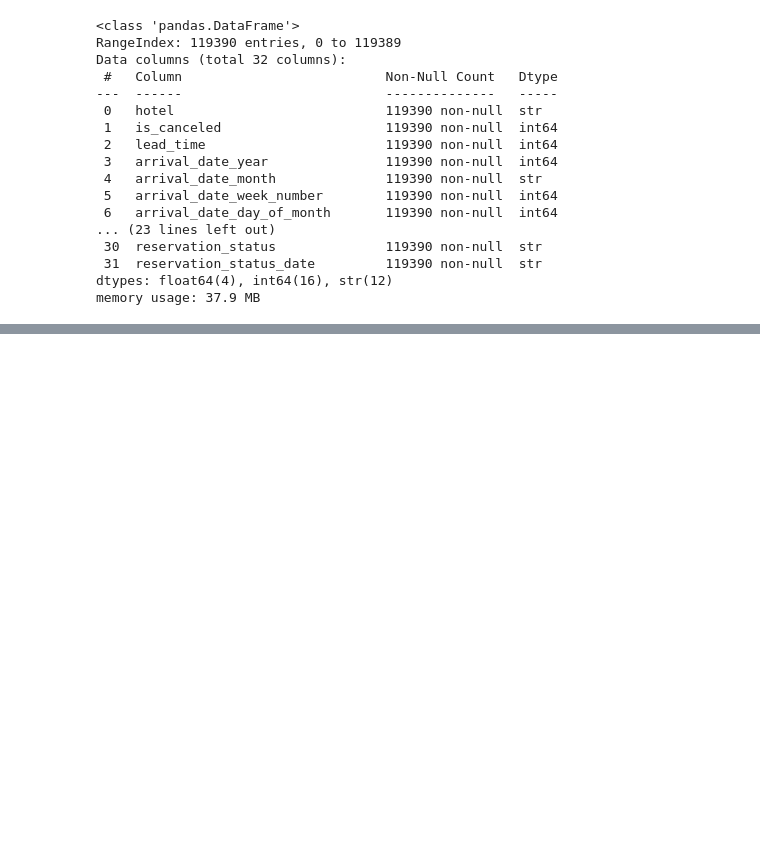
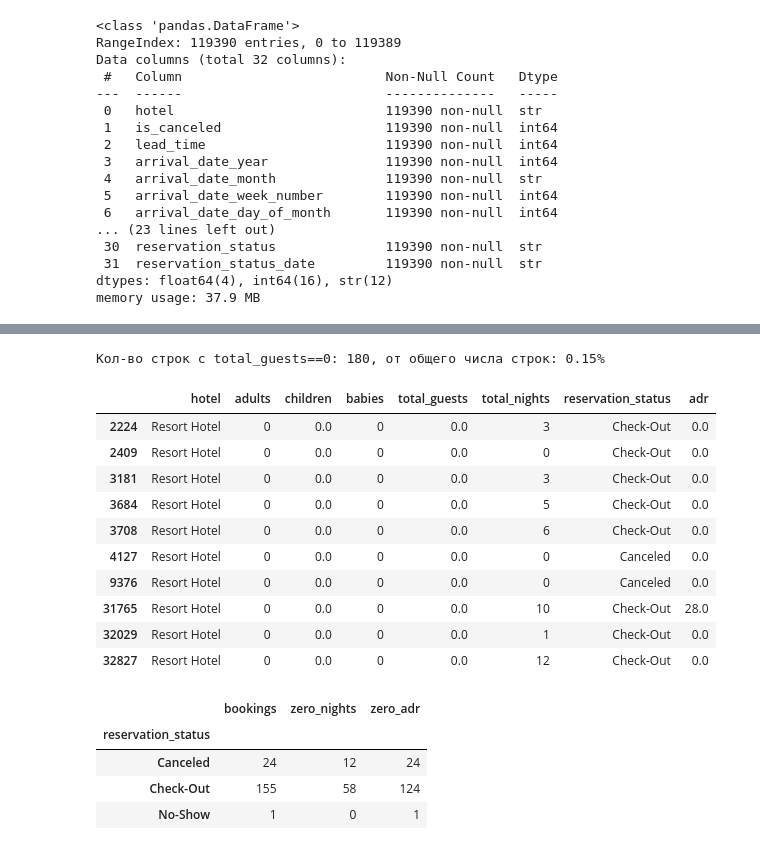
Before and after one commit to prodavec-svg/Hotel_EDA, a Jupyter notebook: notebooks/01_hotel_eda.ipynb, the cells around one changed output, grey strips where cells are left out. Saved outputs shown, nothing was run; the diff lists cells and outputs as text; code cells hidden in the pictures; blank space fills up the shorter version.

```diff
--- a/notebooks/01_hotel_eda.ipynb
+++ b/notebooks/01_hotel_eda.ipynb
@@ -92,0 +132,15 @@ memory usage: 37.9 MB
+# %%
+df_prepared["arrival_date"] = pd.to_datetime(
+      {
+          "year": df_prepared["arrival_date_year"],
+          "month": df_prepared["arrival_date_month"].map(month_map),
+          "day": df_prepared["arrival_date_day_of_month"],
+      },
+      errors="coerce",
+  )
+# %%
+df_prepared['reservation_status_date']=pd.to_datetime(
+    df_prepared['reservation_status_date'],
+    format='%Y-%m-%d',
+    errors='coerce'
+)
@@ -92,0 +401,5 @@ memory usage: 37.9 MB
+# %%
+df_prepared['total_nights']=df_prepared['stays_in_weekend_nights']+df_prepared['stays_in_week_nights']
+df_prepared['total_guests']=df_prepared[['adults','children','babies']].sum(min_count=3,axis=1)
+
+df_prepared[['total_nights','total_guests']].describe()
@@ -92,0 +484,33 @@ memory usage: 37.9 MB
+# %%
+zero_guest_bookings=df_prepared.loc[df_prepared['total_guests']==0]
+print(f'Кол-во строк с total_guests==0: {len(zero_guest_bookings)}, от общего числа строк: {round(len(zero_guest_bookings)/len(df_prepared)*100,2)}%')
+# %% [output]
+Кол-во строк с total_guests==0: 180, от общего числа строк: 0.15%
+# %%
+columns = [
+      "hotel", "adults", "children", "babies", "total_guests",
+      "total_nights", "reservation_status", "adr",
+]
+display(zero_guest_bookings[columns].head(10))
+display(zero_guest_bookings.groupby('reservation_status').agg(
+    bookings=('total_guests','size'),
+    zero_nights=('total_nights',lambda s: s.eq(0).sum()),
+    zero_adr=('adr',lambda s: s.eq(0).sum())
+))
+# %% [output]
+|  | hotel | adults | children | babies | total_guests | total_nights | reservation_status | adr |
+| 2224 | Resort Hotel | 0 | 0.0 | 0 | 0.0 | 3 | Check-Out | 0.0 |
+| 2409 | Resort Hotel | 0 | 0.0 | 0 | 0.0 | 0 | Check-Out | 0.0 |
+| 3181 | Resort Hotel | 0 | 0.0 | 0 | 0.0 | 3 | Check-Out | 0.0 |
+| 3684 | Resort Hotel | 0 | 0.0 | 0 | 0.0 | 5 | Check-Out | 0.0 |
+| 3708 | Resort Hotel | 0 | 0.0 | 0 | 0.0 | 6 | Check-Out | 0.0 |
+| 4127 | Resort Hotel | 0 | 0.0 | 0 | 0.0 | 0 | Canceled | 0.0 |
+| 9376 | Resort Hotel | 0 | 0.0 | 0 | 0.0 | 0 | Canceled | 0.0 |
+| 31765 | Resort Hotel | 0 | 0.0 | 0 | 0.0 | 10 | Check-Out | 28.0 |
+| 32029 | Resort Hotel | 0 | 0.0 | 0 | 0.0 | 1 | Check-Out | 0.0 |
+| 32827 | Resort Hotel | 0 | 0.0 | 0 | 0.0 | 12 | Check-Out | 0.0 |
+|  | bookings | zero_nights | zero_adr |
+| reservation_status |  |  |  |
+| Canceled | 24 | 12 | 24 |
+| Check-Out | 155 | 58 | 124 |
+| No-Show | 1 | 0 | 1 |
```
Also changed, not shown: parts of 41 cells of this notebook, 1 other file.
